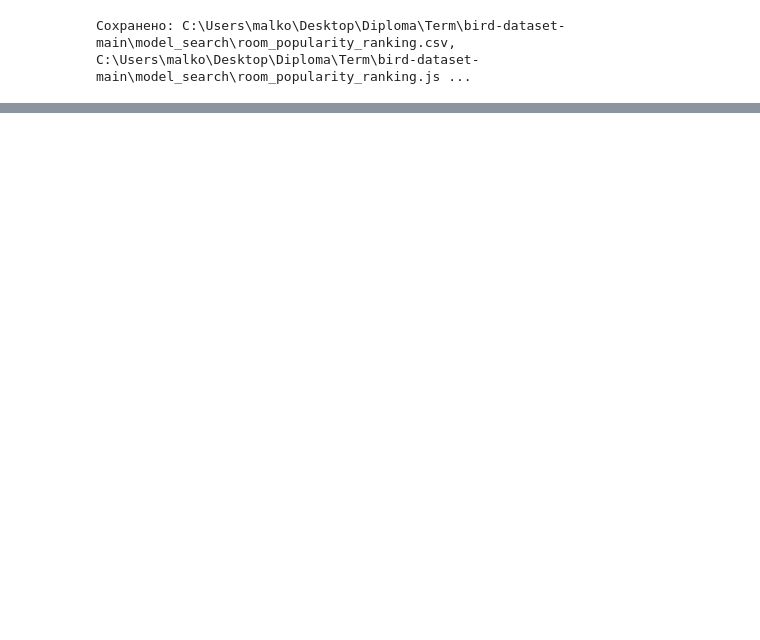
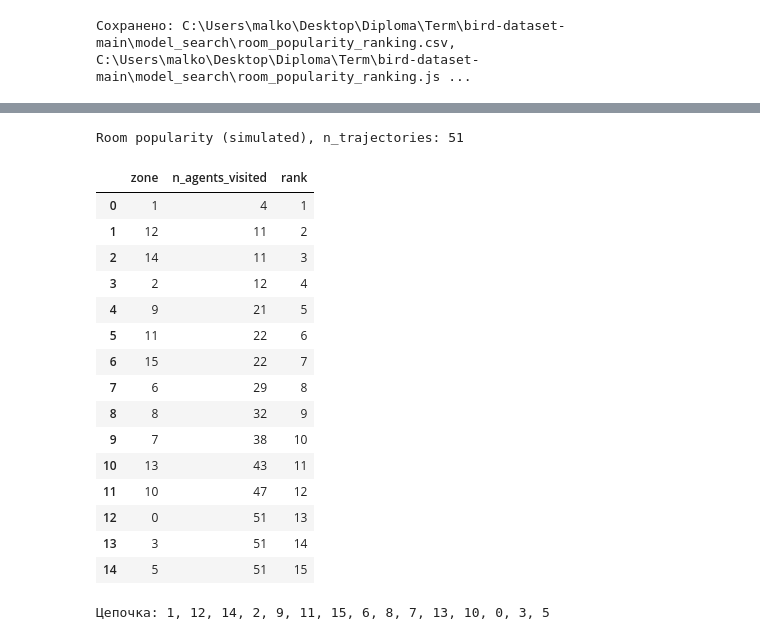
Before and after one commit to malkovajuly97-source/museum-flow-prediction, a Jupyter notebook: model_search/model_search.ipynb, the cells around one changed output, grey strips where cells are left out. Saved outputs shown, nothing was run; the diff lists cells and outputs as text; code cells hidden in the pictures; blank space fills up the shorter version.

```diff
--- a/model_search/model_search.ipynb
+++ b/model_search/model_search.ipynb
@@ -62,0 +153,29 @@ print(f"Сохранено: {out_csv}, {out_json}")
+# %%
+df_sim, chain_sim, n_traj_sim = compute_room_popularity_ranking(
+    PATH_DXF, LAYER_AREA, LAYER_SIMULATION, LAYER_FLOOR_PLAN
+)
+if n_traj_sim == 0:
+    print("Слой Simulation пуст или отсутствует.")
+else:
+    print("Room popularity (simulated), n_trajectories:", n_traj_sim)
+    display(df_sim)
+    print("Цепочка:", ", ".join(map(str, chain_sim)))
+# %% [output]
+Room popularity (simulated), n_trajectories: 51
+|  | zone | n_agents_visited | rank |
+| 0 | 1 | 4 | 1 |
+| 1 | 12 | 11 | 2 |
+| 2 | 14 | 11 | 3 |
+| 3 | 2 | 12 | 4 |
+| 4 | 9 | 21 | 5 |
+| 5 | 11 | 22 | 6 |
+| 6 | 15 | 22 | 7 |
+| 7 | 6 | 29 | 8 |
+| 8 | 8 | 32 | 9 |
+| 9 | 7 | 38 | 10 |
+| 10 | 13 | 43 | 11 |
+| 11 | 10 | 47 | 12 |
+| 12 | 0 | 51 | 13 |
+| 13 | 3 | 51 | 14 |
+| 14 | 5 | 51 | 15 |
+Цепочка: 1, 12, 14, 2, 9, 11, 15, 6, 8, 7, 13, 10, 0, 3, 5
```
Also changed, not shown: parts of 19 cells of this notebook, 8 other files.
